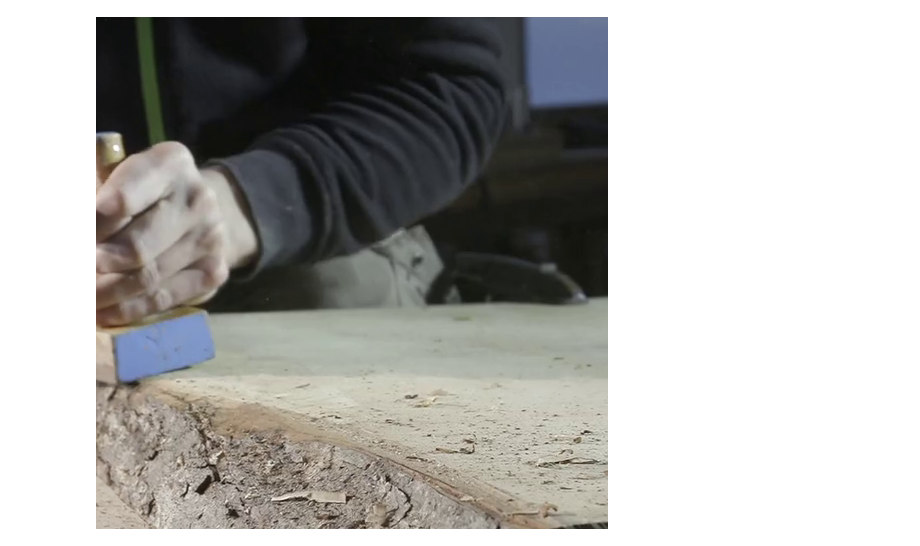
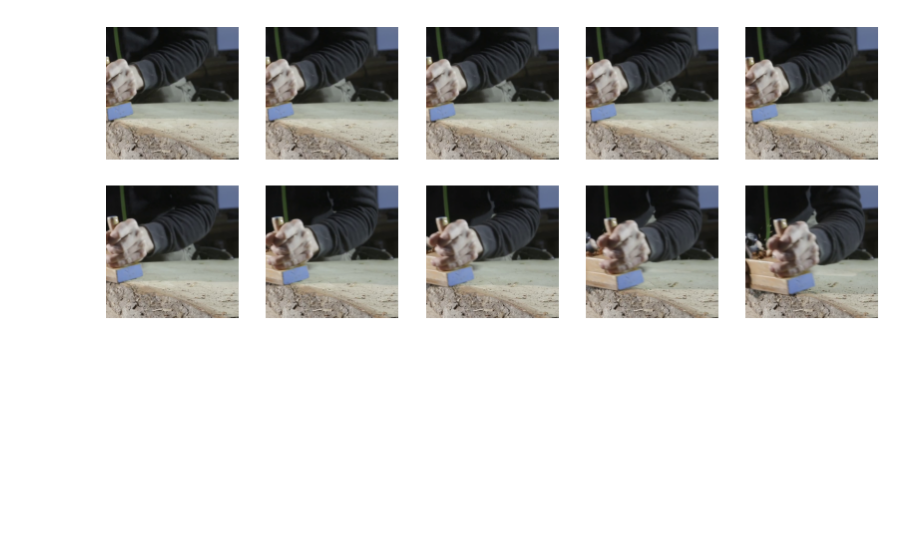
Before and after one commit to Robert-Cunningham/TokenFlow, a Jupyter notebook: TokenFlow.ipynb, the cells around one changed output. Cells and saved outputs as stored; diff of their text form; code cells hidden in the pictures; blank space fills up the shorter version.

```diff
--- a/TokenFlow.ipynb
+++ b/TokenFlow.ipynb
@@ -65,7 +65,7 @@ prompt = "Woman throwing a ring with her dog"
-# %%
-frames[3]
-# %% [output]
-[figure, removed]
+# %%
+display_images(frames)
+# %% [output]
+[figure, added]
 # %%
 def latents_to_img(latents):
 	decoded = pipe.vae.decode(latents.unsqueeze(0) / pipe.vae.config.scaling_factor)[0].squeeze()
```
Also changed, not shown: parts of 41 cells of this notebook.
